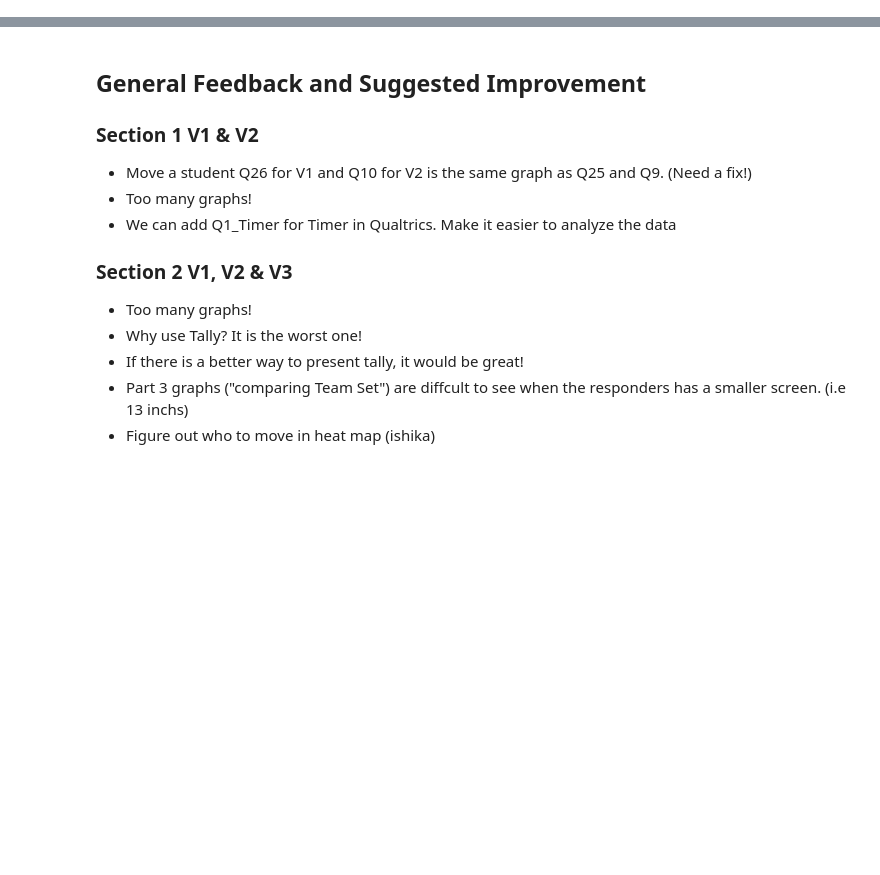
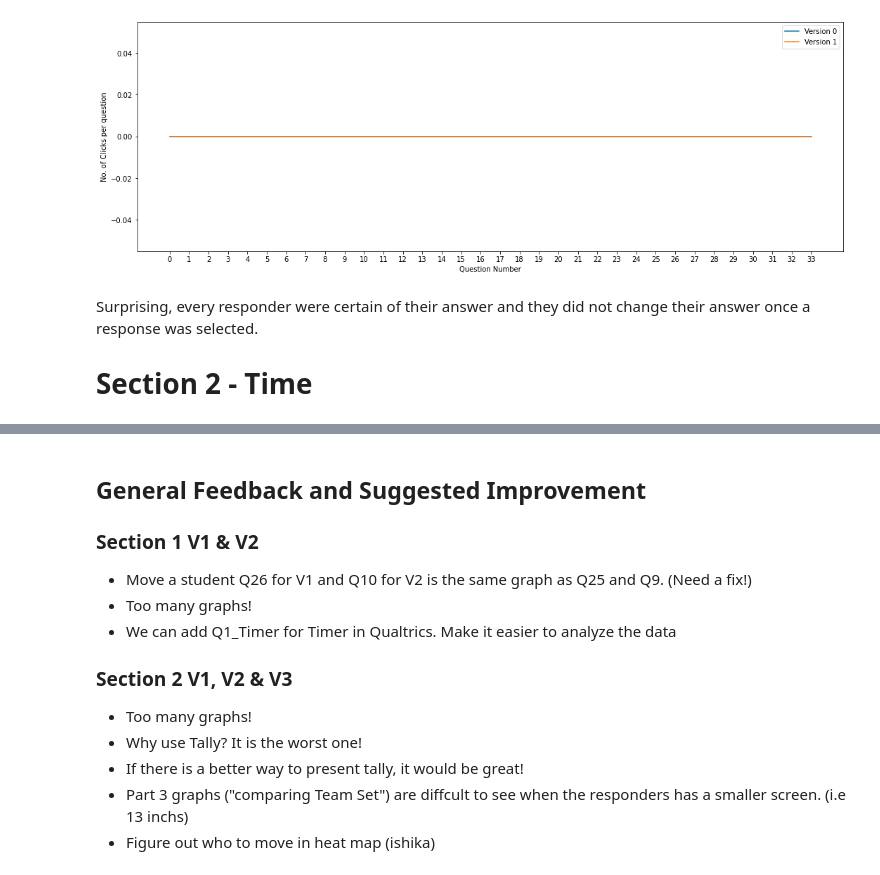
Before and after one commit to ketphan02/DATA-448, a Jupyter notebook: notebooks/reportSection1.ipynb, the cells around one changed output, grey strips where cells are left out. Cells and saved outputs as stored; diff of their text form; code cells hidden in the pictures; blank space fills up the shorter version.

```diff
--- a/notebooks/reportSection1.ipynb
+++ b/notebooks/reportSection1.ipynb
@@ -275,0 +200,9 @@ Counterbalancing is added to adjust the fairness but it would interesting to see
+# %%
+# Explain what is check confused
+sc.check_confused([df, df1])
+# %% [output]
+[figure, added]
+# %% [markdown]
+Surprising, every responder were certain of their answer and they did not change their answer once a response was selected.
+
+# Section 2 - Time
```
Also changed, not shown: parts of 52 cells of this notebook, 1 other file.
